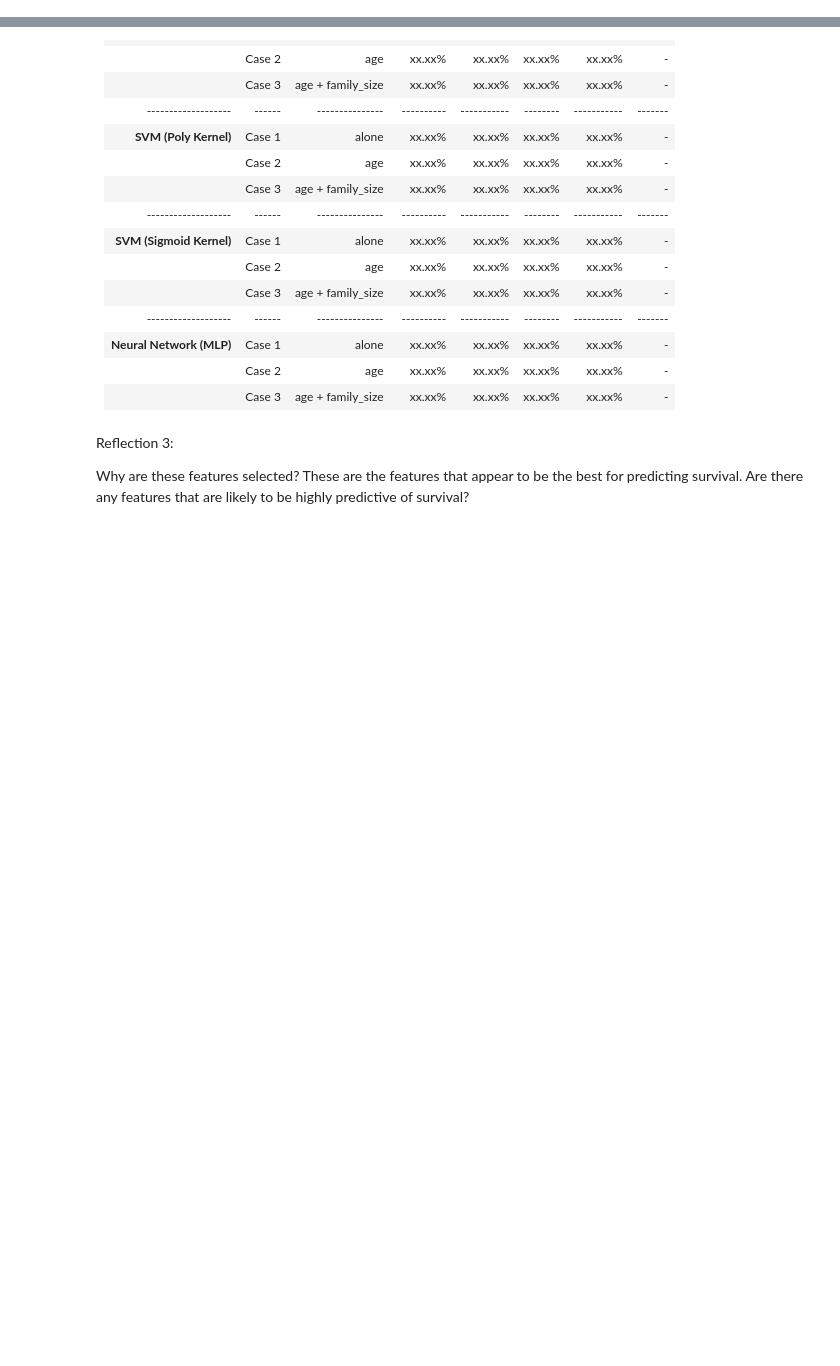
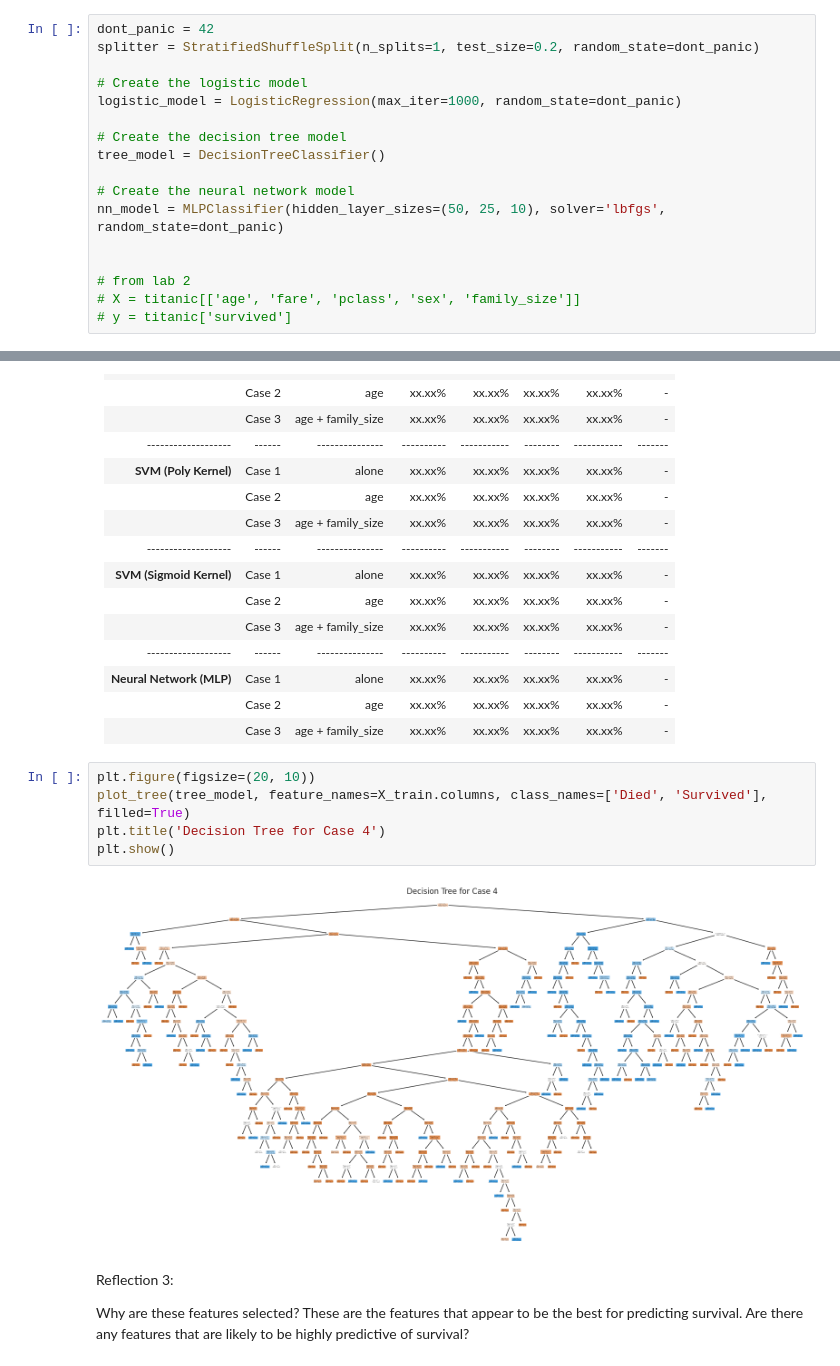
Before and after one commit to drpafowler/applied-ml-philip, a Jupyter notebook: lab03/ml03_philip.ipynb, the cells around one changed output, grey strips where cells are left out. Drawn from its saved outputs; the diff is of its cells as text; blank space fills up the shorter version.

```diff
--- a/lab03/ml03_philip.ipynb
+++ b/lab03/ml03_philip.ipynb
@@ -213,3 +209,20 @@ Why convert categorical data to numeric? It is easier to work with numeric data
+# %%
+dont_panic = 42
+splitter = StratifiedShuffleSplit(n_splits=1, test_size=0.2, random_state=dont_panic)
+
+# Create the logistic model
+logistic_model = LogisticRegression(max_iter=1000, random_state=dont_panic)
+
+# Create the decision tree model
+tree_model = DecisionTreeClassifier()
+
+# Create the neural network model
+nn_model = MLPClassifier(hidden_layer_sizes=(50, 25, 10), solver='lbfgs', random_state=dont_panic)
+
+
+# from lab 2
+# X = titanic[['age', 'fare', 'pclass', 'sex', 'family_size']]
+# y = titanic['survived']
 # %%
 # Define the three cases
 cases = {
@@ -483,6 +496,13 @@ fig.savefig('results_table.png', dpi=300, bbox_inches='tight')
 | **Neural Network (MLP)** | Case 1 | alone | xx.xx% | xx.xx% | xx.xx% | xx.xx% | - |
 |                    | Case 2 | age | xx.xx% | xx.xx% | xx.xx% | xx.xx% | - |
 |                    | Case 3 | age + family_size | xx.xx% | xx.xx% | xx.xx% | xx.xx% | - |
+# %%
+plt.figure(figsize=(20, 10))
+plot_tree(tree_model, feature_names=X_train.columns, class_names=['Died', 'Survived'], filled=True)
+plt.title('Decision Tree for Case 4')
+plt.show()
+# %% [output]
+[figure, added]
 # %% [markdown]
 Reflection 3:
 
```
Also changed, not shown: parts of 21 cells of this notebook, 1 other file.
